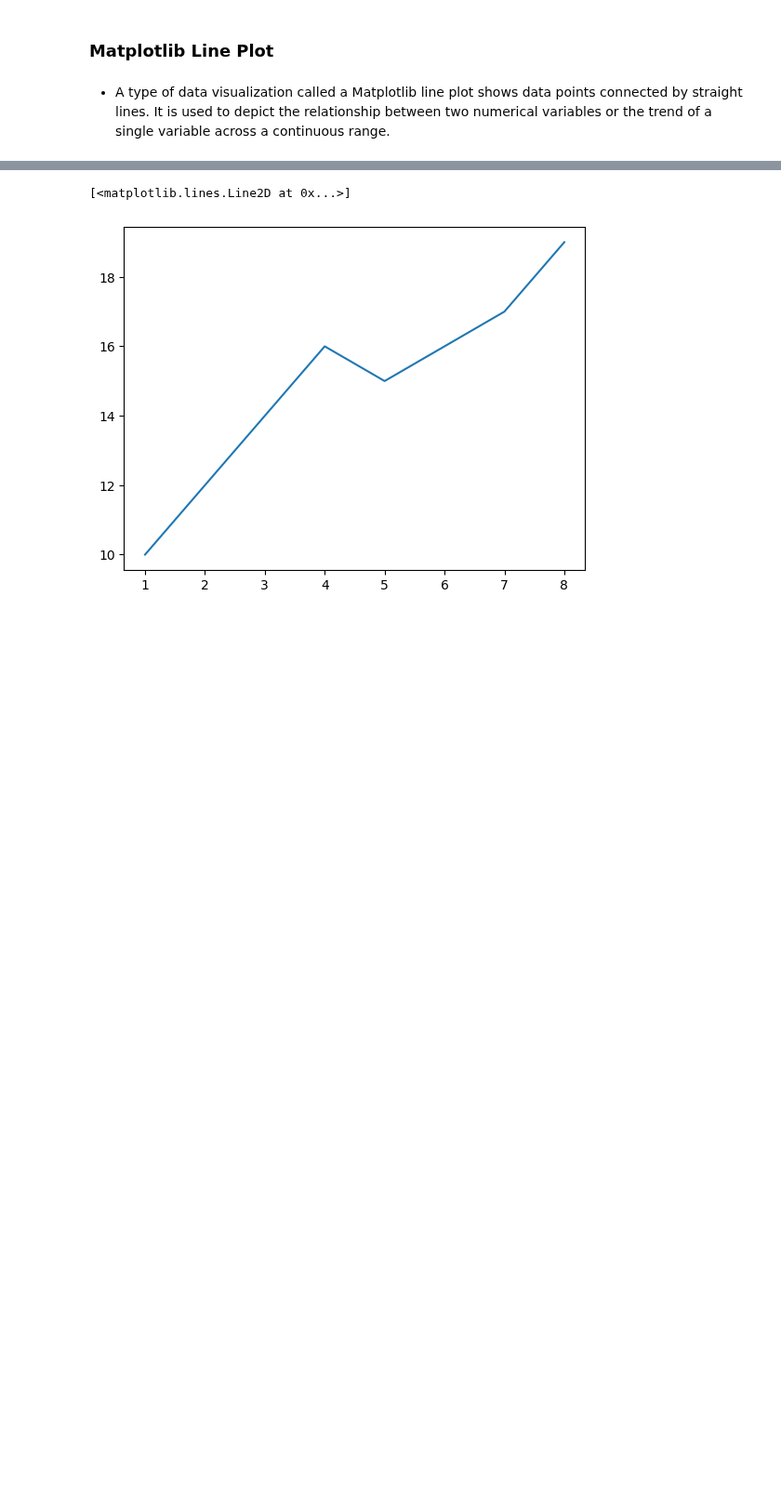
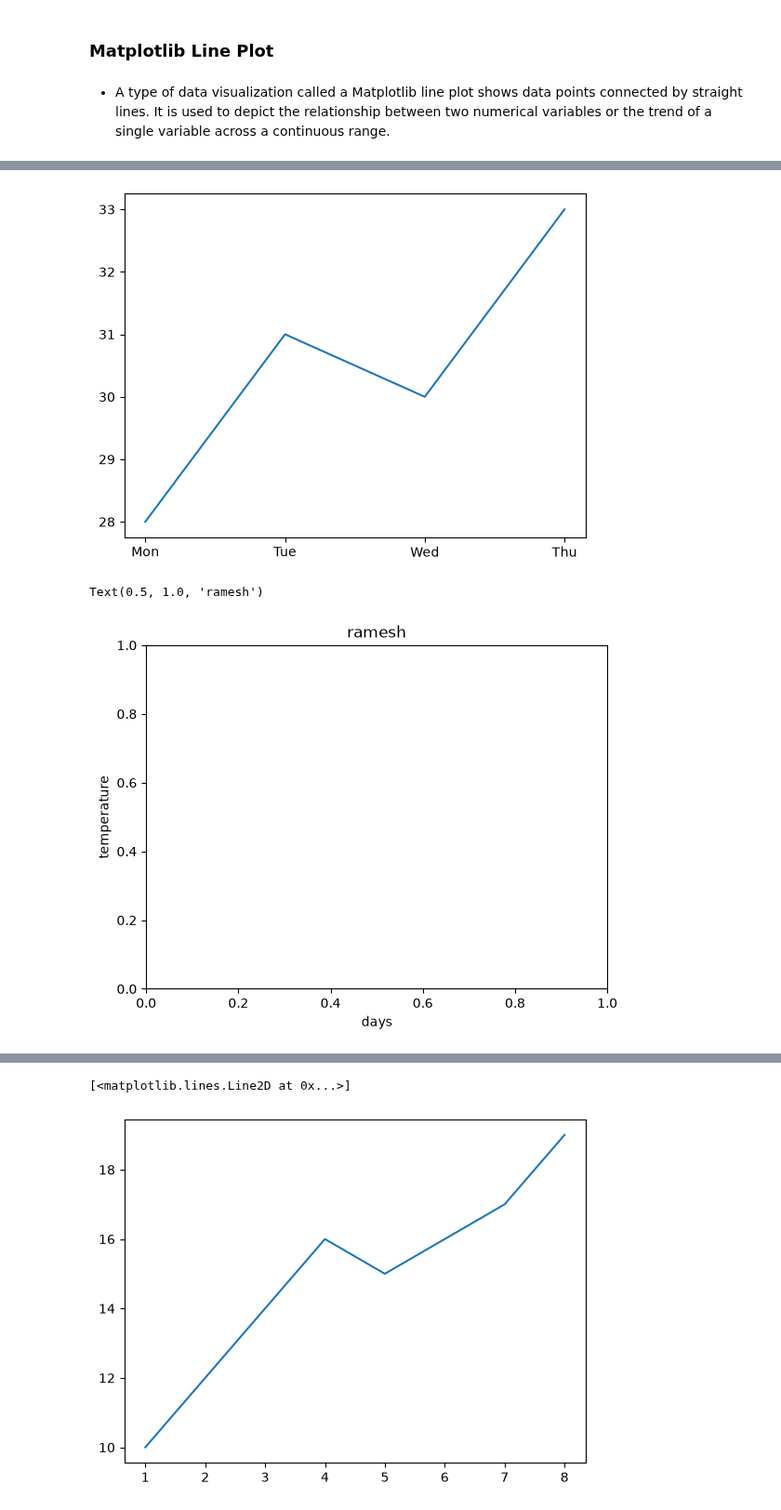
Before and after one commit to Ramesh8dsaiml/My-Data-Science-Series-With-AI-ML-And-DL-LLM-, a Jupyter notebook: data_toolkit/Matplotlib/M_plt_all_about_charts.ipynb, the cells around one changed output, grey strips where cells are left out. Shown at 93% size. Cells and saved outputs as stored; diff of their text form; code cells hidden in the pictures; blank space fills up the shorter version.

```diff
--- a/data_toolkit/Matplotlib/M_plt_all_about_charts.ipynb
+++ b/data_toolkit/Matplotlib/M_plt_all_about_charts.ipynb
@@ -30,0 +51,13 @@ import matplotlib.pyplot as plt
+# %%
+days = ["Mon", "Tue", "Wed", "Thu"]
+temperature = [28, 31, 30, 33]
+
+plt.plot(days, temperature)
+plt.show()
+plt.xlabel("days")
+plt.ylabel("temperature")
+plt.title("ramesh")
+# %% [output]
+[figure, added]
+Text(0.5, 1.0, 'ramesh')
+[figure, added]
```
Also changed, not shown: parts of 4 cells of this notebook, 14 other files.
